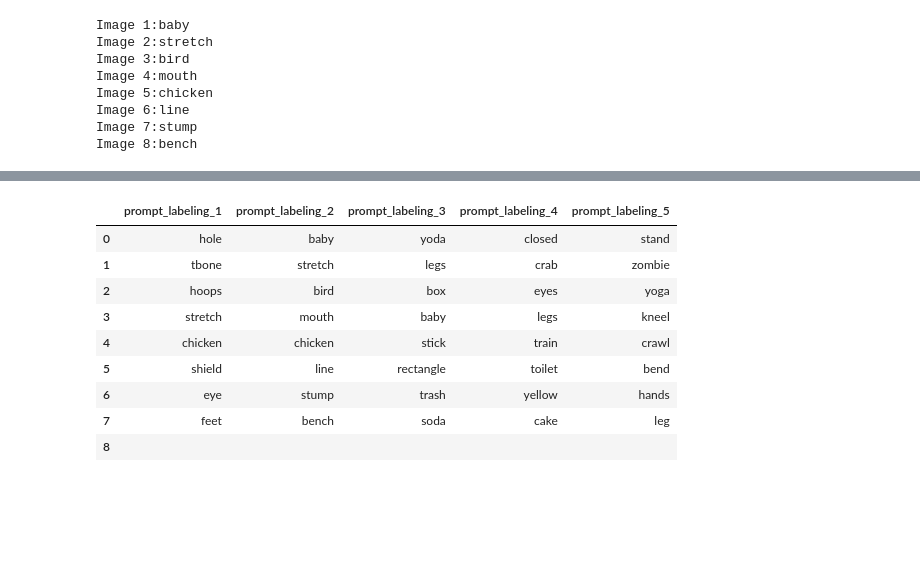
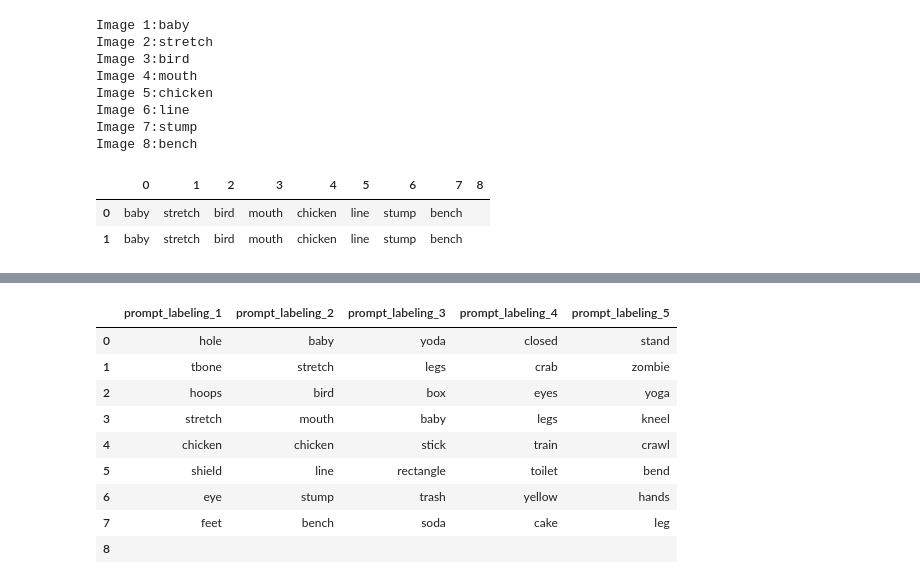
Before and after one commit to JamesPHoughton/organizational-schema-formation, a Jupyter notebook: pilot/analysis.ipynb, the cells around one changed output, grey strips where cells are left out. Drawn from its saved outputs; the diff is of its cells as text; code cells hidden in the pictures; blank space fills up the shorter version.

```diff
--- a/pilot/analysis.ipynb
+++ b/pilot/analysis.ipynb
@@ -81,3 +136,16 @@ Image 5:chicken
 Image 6:line
 Image 7:stump
 Image 8:bench
+# %%
+def extract_word(cell):
+    pattern = r"Image \d+:\s*(\w+)\s*"
+    match = re.search(pattern, str(cell), re.IGNORECASE)
+    return match.group(1) if match else cell
+
+labels1 = pd.DataFrame([row['prompts']['prompt_labeling_2']['value'].split("\n") for row in data])
+labels1 = labels1.applymap(extract_word)
+labels1
+# %% [output]
+|  | 0 | 1 | 2 | 3 | 4 | 5 | 6 | 7 | 8 |
+| 0 | baby | stretch | bird | mouth | chicken | line | stump | bench |  |
+| 1 | baby | stretch | bird | mouth | chicken | line | stump | bench |  |
```
Also changed, not shown: parts of 15 cells of this notebook, 1 other file.
